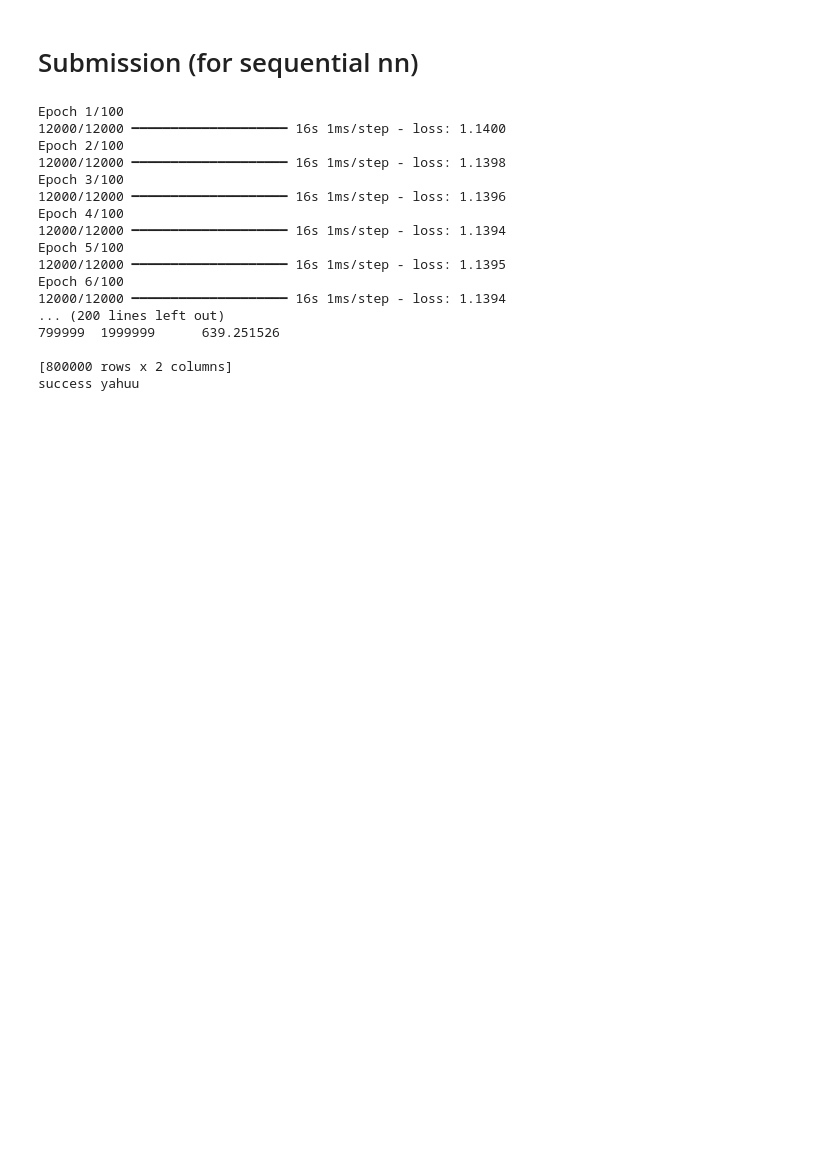
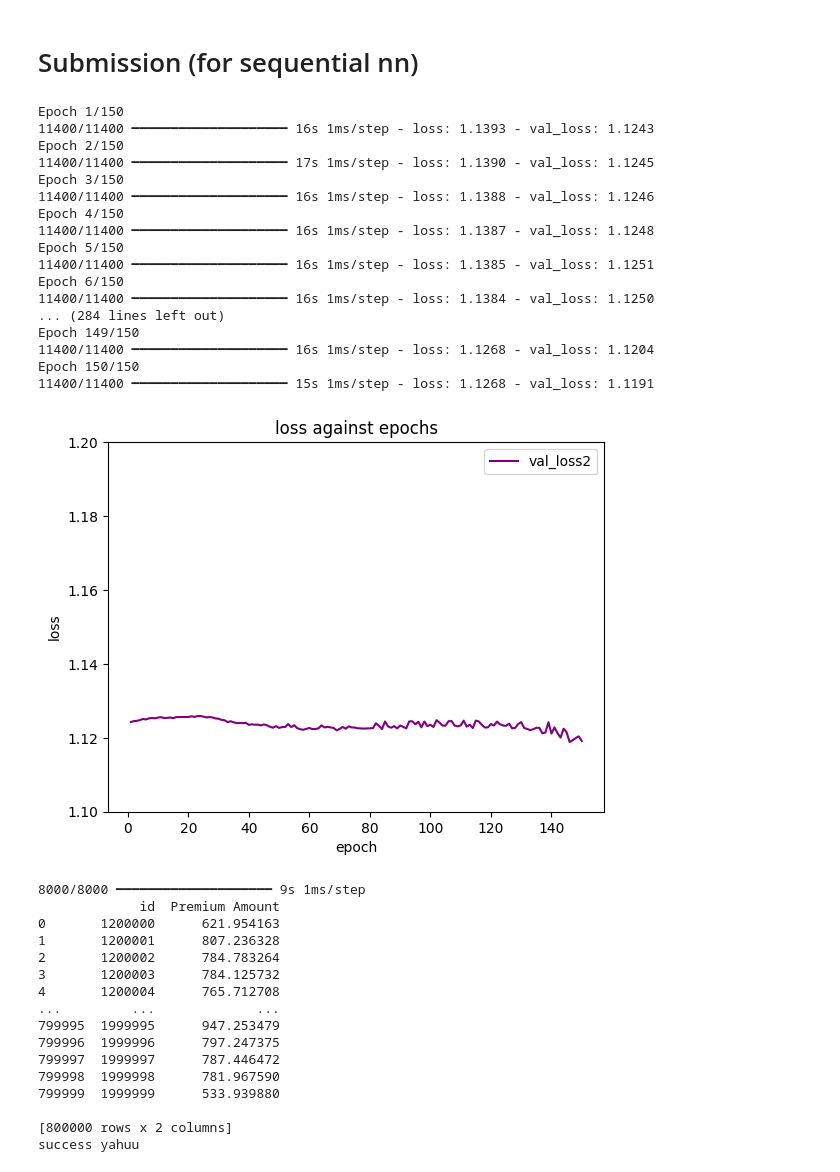
Before and after one commit to milkbottledude/Kaggle-Insurance_Machine_Learning, a Jupyter notebook: insurance-regression-machine-learning.ipynb, the cells around one changed output. Drawn from its saved outputs; the diff is of its cells as text; code cells hidden in the pictures; blank space fills up the shorter version.

```diff
--- a/insurance-regression-machine-learning.ipynb
+++ b/insurance-regression-machine-learning.ipynb
@@ -276,37 +276,64 @@ Epoch 100/100
 # %%
 # converting training df to np arrays
 train_data = scaler.fit_transform(train_data)
 y = y.to_numpy()
 
-seqmodel.fit(train_data, y, epochs=epochnumber, batch_size=batchsize)
+history2 = seqmodel.fit(train_data, y, epochs=epochnumber, batch_size=batchsize, validation_split=0.05)
+
+# plotting val_data against epochs again
+val_RMSLE2 = history2.history['val_loss']
+plt.plot(epochlist, val_RMSLE2, color='purple', label='val_loss2')
+plt.ylim(1.1, 1.2)
+plt.xlabel('epoch')
+plt.ylabel('loss')
+plt.title('loss against epochs')
+plt.legend()
+plt.show()
 
 # prepping test_data for the model
 test_data = pd.get_dummies(test_data)
 test_data = scaler.fit_transform(test_data)
 
 preds = seqmodel.predict(test_data, batch_size=batchsize)
 
 # creating submission Dataframe
 preds = preds.flatten()
 output = pd.DataFrame({'id': test_ids, 'Premium Amount': preds})
 print(output)
 output.to_csv('submission.csv', index=False)
 print('success yahuu')
 # %% [output]
-Epoch 1/100
-12000/12000 ━━━━━━━━━━━━━━━━━━━━ 16s 1ms/step - loss: 1.1400
-Epoch 2/100
-12000/12000 ━━━━━━━━━━━━━━━━━━━━ 16s 1ms/step - loss: 1.1398
-Epoch 3/100
-12000/12000 ━━━━━━━━━━━━━━━━━━━━ 16s 1ms/step - loss: 1.1396
-Epoch 4/100
-12000/12000 ━━━━━━━━━━━━━━━━━━━━ 16s 1ms/step - loss: 1.1394
-Epoch 5/100
-12000/12000 ━━━━━━━━━━━━━━━━━━━━ 16s 1ms/step - loss: 1.1395
-Epoch 6/100
-12000/12000 ━━━━━━━━━━━━━━━━━━━━ 16s 1ms/step - loss: 1.1394
-... (200 lines left out)
-799999  1999999      639.251526
-
-[800000 rows x 2 columns]
-success yahuu
+Epoch 1/150
+11400/11400 ━━━━━━━━━━━━━━━━━━━━ 16s 1ms/step - loss: 1.1393 - val_loss: 1.1243
+Epoch 2/150
+11400/11400 ━━━━━━━━━━━━━━━━━━━━ 17s 1ms/step - loss: 1.1390 - val_loss: 1.1245
+Epoch 3/150
+11400/11400 ━━━━━━━━━━━━━━━━━━━━ 16s 1ms/step - loss: 1.1388 - val_loss: 1.1246
+Epoch 4/150
+11400/11400 ━━━━━━━━━━━━━━━━━━━━ 16s 1ms/step - loss: 1.1387 - val_loss: 1.1248
+Epoch 5/150
+11400/11400 ━━━━━━━━━━━━━━━━━━━━ 16s 1ms/step - loss: 1.1385 - val_loss: 1.1251
+Epoch 6/150
+11400/11400 ━━━━━━━━━━━━━━━━━━━━ 16s 1ms/step - loss: 1.1384 - val_loss: 1.1250
+... (284 lines left out)
+Epoch 149/150
+11400/11400 ━━━━━━━━━━━━━━━━━━━━ 16s 1ms/step - loss: 1.1268 - val_loss: 1.1204
+Epoch 150/150
+11400/11400 ━━━━━━━━━━━━━━━━━━━━ 15s 1ms/step - loss: 1.1268 - val_loss: 1.1191
+[figure, added]
+8000/8000 ━━━━━━━━━━━━━━━━━━━━ 9s 1ms/step
+             id  Premium Amount
+0       1200000      621.954163
+1       1200001      807.236328
+2       1200002      784.783264
+3       1200003      784.125732
+4       1200004      765.712708
+...         ...             ...
+799995  1999995      947.253479
+799996  1999996      797.247375
+799997  1999997      787.446472
+799998  1999998      781.967590
+799999  1999999      533.939880
+
+[800000 rows x 2 columns]
+success yahuu
```
Also changed, not shown: parts of 1 cell of this notebook.
